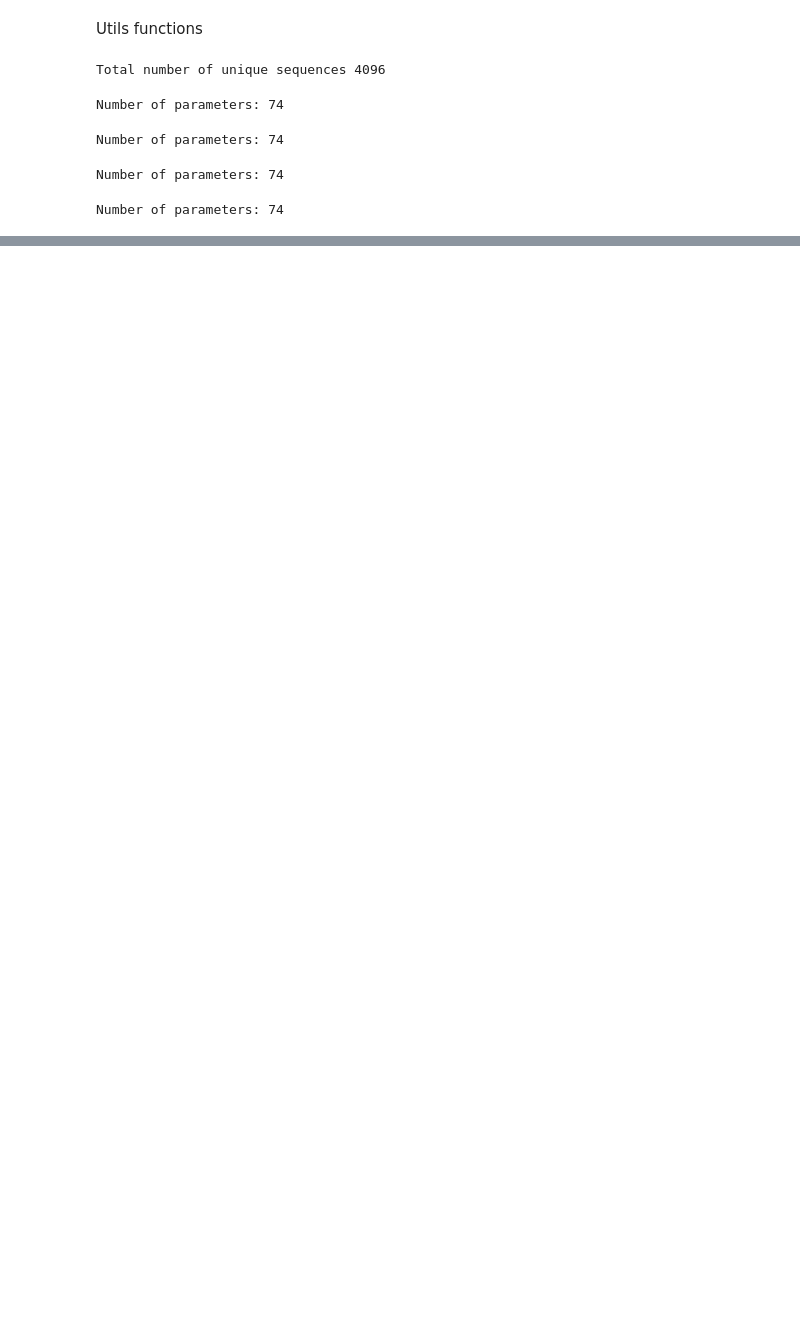
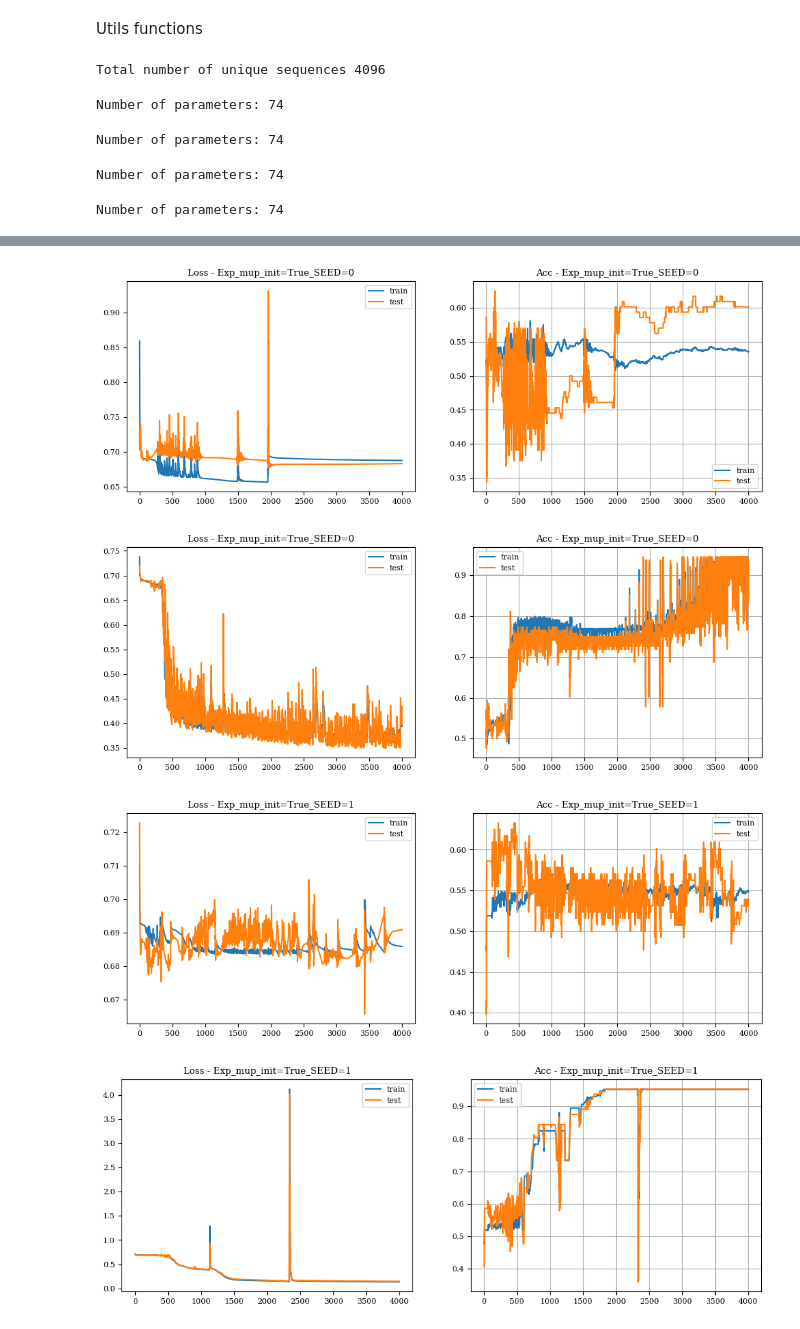
Before and after one commit to facebookresearch/pal, a Jupyter notebook: pruning/stabilize_training.ipynb, the cells around one changed output, grey strips where cells are left out. Saved outputs shown, nothing was run; the diff lists cells and outputs as text; code cells hidden in the pictures; blank space fills up the shorter version.

```diff
--- a/pruning/stabilize_training.ipynb
+++ b/pruning/stabilize_training.ipynb
@@ -264,0 +283,33 @@ for seed in seed_list:
+# %%
+# Experiments
+seed_list = [0, 1]
+
+for seed in seed_list:
+    for torch_init in [False, True]:
+        path = f"exp_{seed}_torch_init_{torch_init}"
+        path = os.path.join(SAVE_DIR, path)
+        path = Path(path)
+
+        weights = pickle.load(open(path / "weights.pkl", "rb"))
+        losses = pickle.load(open(path / "losses.pkl", "rb"))
+        test_losses = pickle.load(open(path / "test_losses.pkl", "rb"))
+        accs = pickle.load(open(path / "accs.pkl", "rb"))
+        test_accs = pickle.load(open(path / "test_accs.pkl", "rb"))
+
+        fig, axes = plt.subplots(1, 2, figsize=(12, 4))
+        axes[0].plot(losses, label="train")
+        axes[0].plot(test_losses, label="test")
+        axes[0].set_title(f"Loss - Exp_mup_init={mup_init}_SEED={seed}")
+        axes[0].legend()
+        axes[1].plot(accs, label="train")
+        axes[1].plot(test_accs, label="test")
+        axes[1].set_title("Accuracy")
+        axes[1].legend()
+        axes[1].grid()
+        plt.title(f"Acc - Exp_mup_init={mup_init}_SEED={seed}")
+        plt.show()
+# %% [output]
+[figure, added]
+[figure, added]
+[figure, added]
+[figure, added]
```
Also changed, not shown: parts of 7 cells of this notebook.
